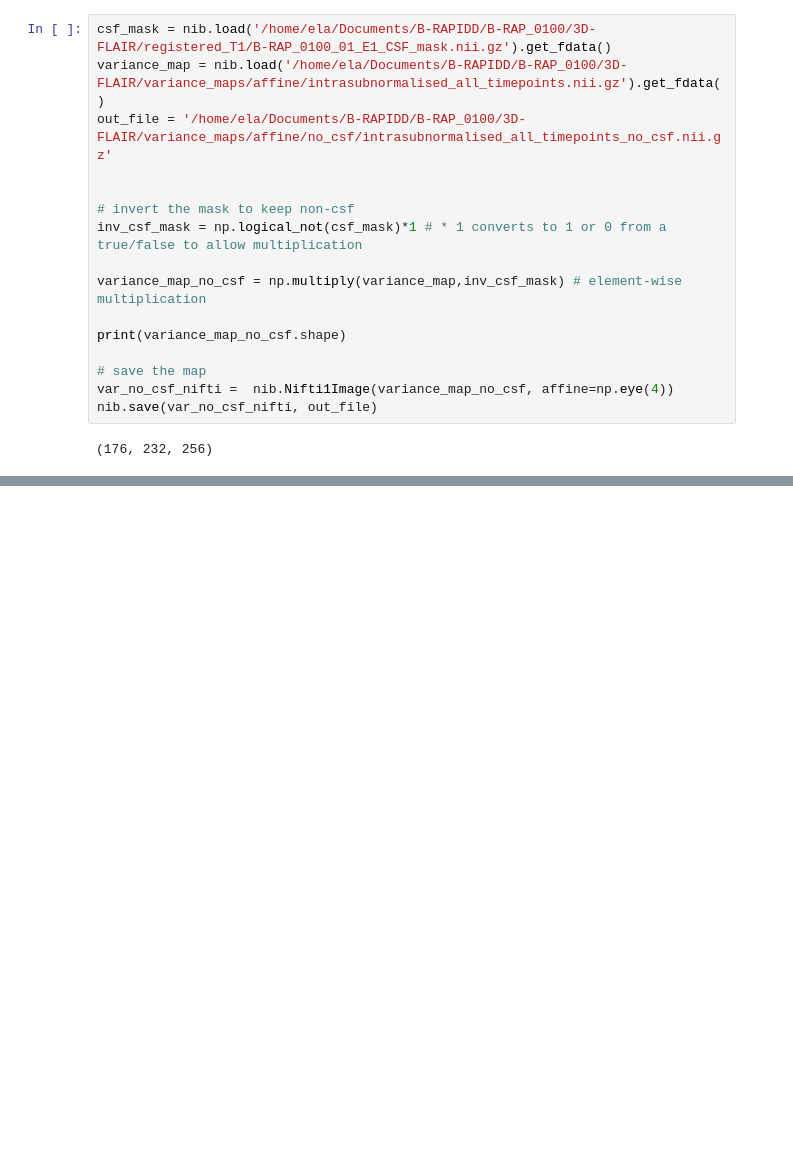
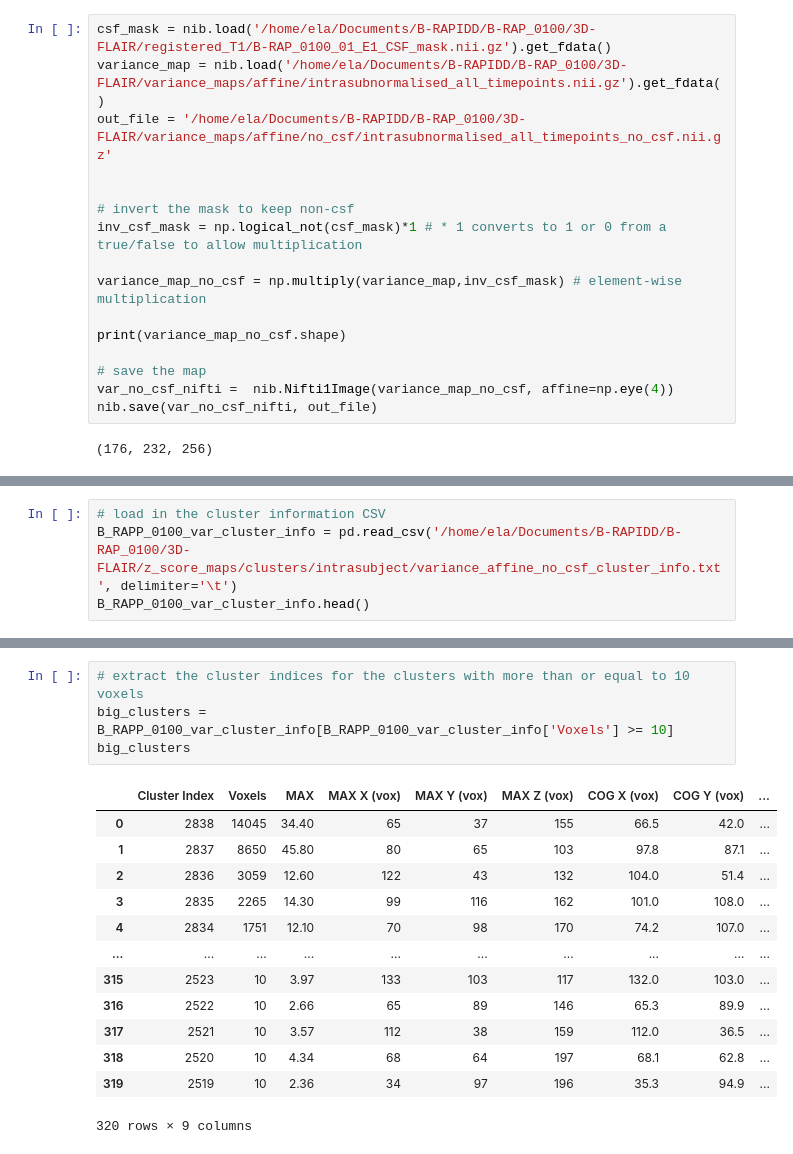
Before and after one commit to Ela-Kan/MRes_Project, a Jupyter notebook: Code/cluster_pipeline.ipynb, the cells around one changed output, grey strips where cells are left out. Drawn from its saved outputs; the diff is of its cells as text; blank space fills up the shorter version.

Commit message:
thresholding and separating clusters

```diff
--- a/Code/cluster_pipeline.ipynb
+++ b/Code/cluster_pipeline.ipynb
@@ -38,0 +43,4 @@ nib.save(var_no_csf_nifti, out_file)
+# %%
+# load in the cluster information CSV
+B_RAPP_0100_var_cluster_info = pd.read_csv('/home/ela/Documents/B-RAPIDD/B-RAP_0100/3D-FLAIR/z_score_maps/clusters/intrasubject/variance_affine_no_csf_cluster_info.txt', delimiter='\t')
+B_RAPP_0100_var_cluster_info.head()
@@ -38,0 +60,18 @@ nib.save(var_no_csf_nifti, out_file)
+# %%
+# extract the cluster indices for the clusters with more than or equal to 10 voxels
+big_clusters = B_RAPP_0100_var_cluster_info[B_RAPP_0100_var_cluster_info['Voxels'] >= 10]
+big_clusters
+# %% [output]
+|  | Cluster Index | Voxels | MAX | MAX X (vox) | MAX Y (vox) | MAX Z (vox) | COG X (vox) | COG Y (vox) | ... |
+| 0 | 2838 | 14045 | 34.40 | 65 | 37 | 155 | 66.5 | 42.0 | ... |
+| 1 | 2837 | 8650 | 45.80 | 80 | 65 | 103 | 97.8 | 87.1 | ... |
+| 2 | 2836 | 3059 | 12.60 | 122 | 43 | 132 | 104.0 | 51.4 | ... |
+| 3 | 2835 | 2265 | 14.30 | 99 | 116 | 162 | 101.0 | 108.0 | ... |
+| 4 | 2834 | 1751 | 12.10 | 70 | 98 | 170 | 74.2 | 107.0 | ... |
+| ... | ... | ... | ... | ... | ... | ... | ... | ... | ... |
+| 315 | 2523 | 10 | 3.97 | 133 | 103 | 117 | 132.0 | 103.0 | ... |
+| 316 | 2522 | 10 | 2.66 | 65 | 89 | 146 | 65.3 | 89.9 | ... |
+| 317 | 2521 | 10 | 3.57 | 112 | 38 | 159 | 112.0 | 36.5 | ... |
+| 318 | 2520 | 10 | 4.34 | 68 | 64 | 197 | 68.1 | 62.8 | ... |
+| 319 | 2519 | 10 | 2.36 | 34 | 97 | 196 | 35.3 | 94.9 | ... |
+320 rows × 9 columns
```
Also changed, not shown: parts of 14 cells of this notebook.
